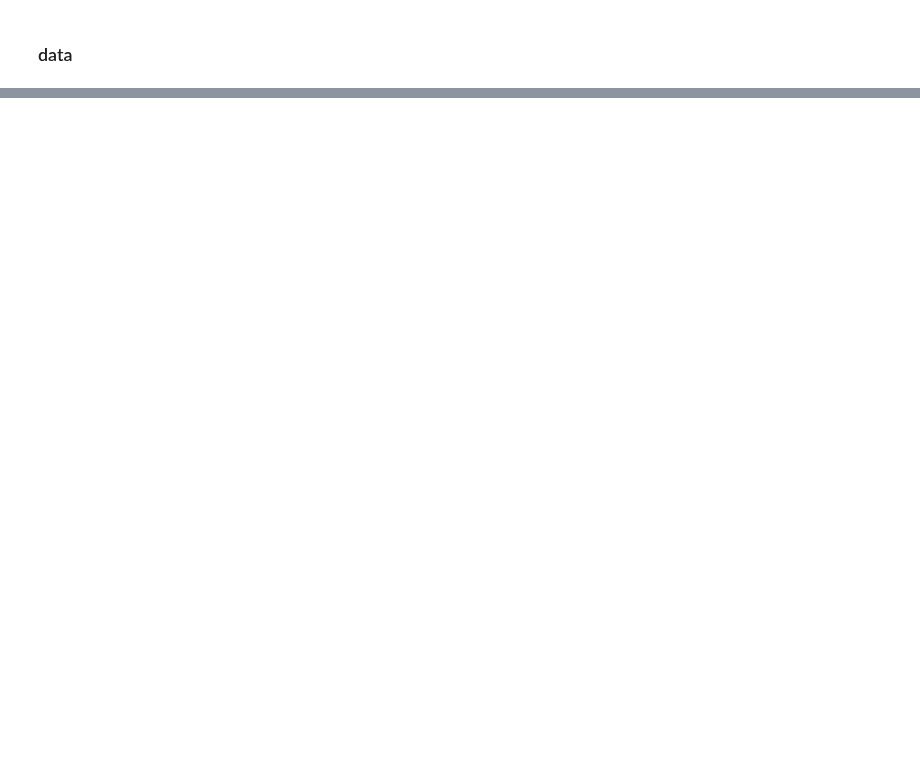
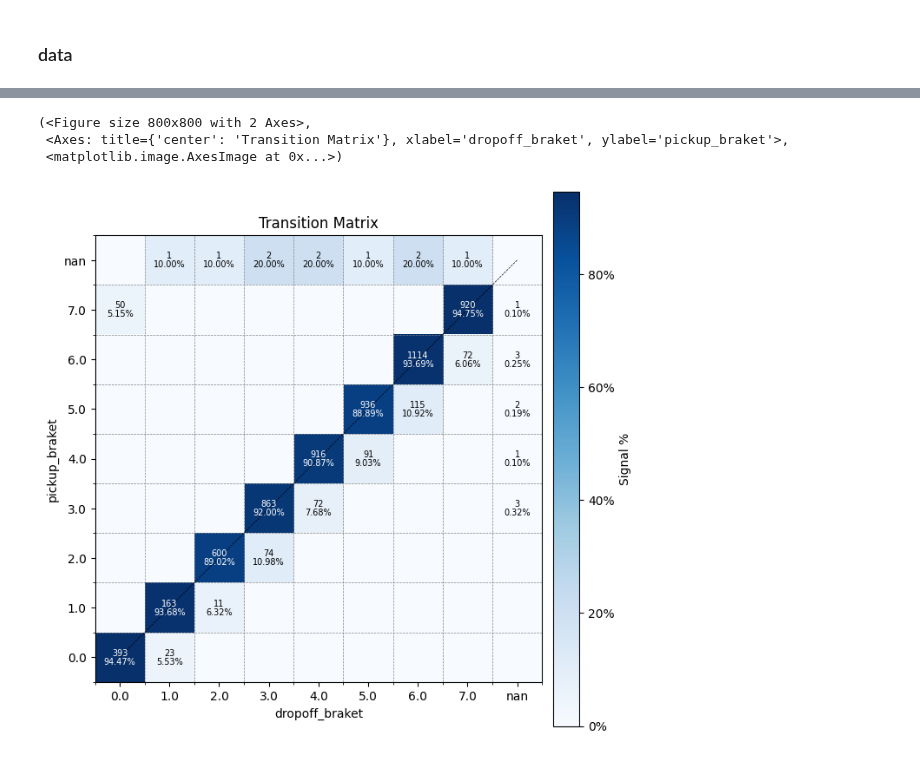
Before and after one commit to 0xdomyz/python_collection, a Jupyter notebook: plot/plotting/transition_matrix.ipynb, the cells around one changed output, grey strips where cells are left out. Drawn from its saved outputs; the diff is of its cells as text; code cells hidden in the pictures; blank space fills up the shorter version.

```diff
--- a/plot/plotting/transition_matrix.ipynb
+++ b/plot/plotting/transition_matrix.ipynb
@@ -145,0 +94,22 @@ pickup_time_braket
+# %%
+lsdf = calc_signal(df2)
+
+from_col, to_col = "pickup_braket", "dropoff_braket"
+spine = make_spine_from_cols(lsdf[from_col], lsdf[to_col])
+lsdf = spine.merge(lsdf, on=[from_col, to_col], how="left")
+pdf = lsdf.pivot(index=from_col, columns=to_col)
+
+pdf_n = pdf.xs('n', axis=1, level=0).sort_index(axis=0,ascending=False,na_position='first').sort_index(axis=1).fillna(0)
+
+plot_transition_matrix(
+    pdf_n = pdf_n,
+    n_fontsize = 7,
+    s_fontsize = 7,
+    figsize=(8, 8),
+    title = "Transition Matrix",
+)
+# %% [output]
+(<Figure size 800x800 with 2 Axes>,
+ <Axes: title={'center': 'Transition Matrix'}, xlabel='dropoff_braket', ylabel='pickup_braket'>,
+ <matplotlib.image.AxesImage at 0x...>)
+[figure, added]
```
Also changed, not shown: parts of 28 cells of this notebook, 1 other file.
